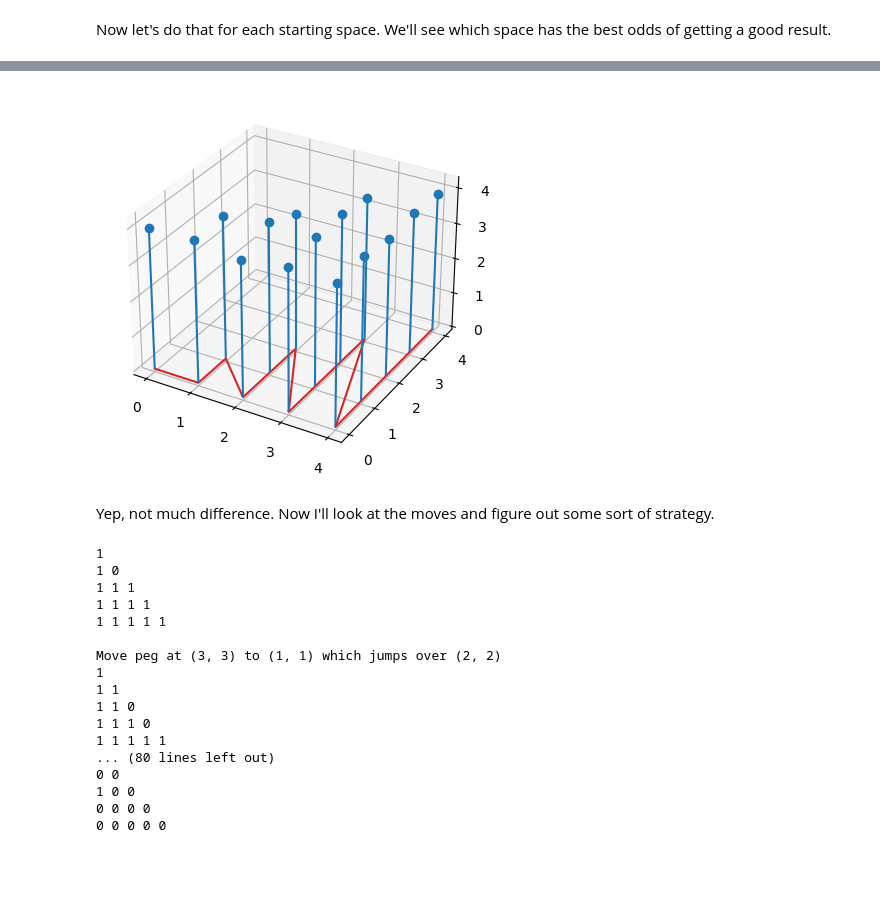
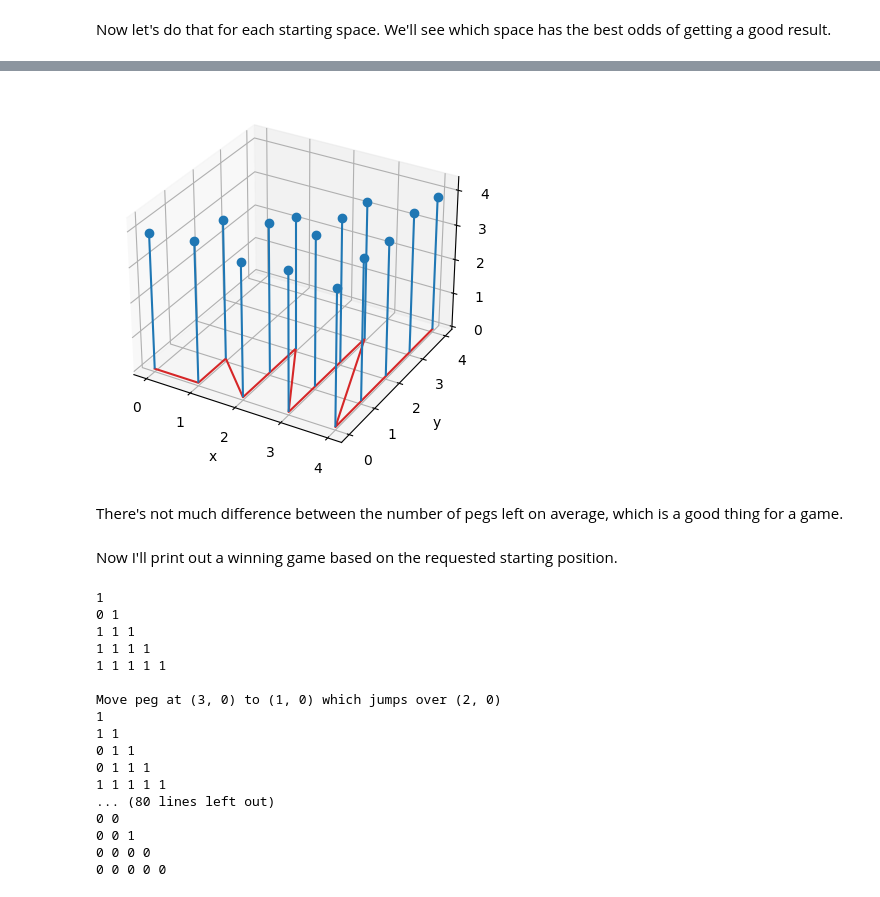
Before and after one commit to jakeb245/phys441, a Jupyter notebook: Assignments/final_project.ipynb, the cells around one changed output, grey strips where cells are left out. Drawn from its saved outputs; the diff is of its cells as text; code cells hidden in the pictures; blank space fills up the shorter version.

```diff
--- a/Assignments/final_project.ipynb
+++ b/Assignments/final_project.ipynb
@@ -319,23 +346,28 @@ It looks like there's not a lot of difference between the two, but going for the
 # %%
 x = []
 y= []
 avgs = []
 
 for p, avg in pegs.items():
     x.append(p[0])
     y.append(p[1])
     avgs.append(avg)
 
 fig, ax = plt.subplots(subplot_kw=dict(projection='3d'))
 ax.stem(x, y, avgs)
+ax.set_xlabel('x')
+ax.set_ylabel('y')
+ax.set_zlabel('Average number of pegs')  # Not working???
 
 plt.show()
 # %% [output]
-[figure, old version]
+[figure, new version]
 # %% [markdown]
-Yep, not much difference. Now I'll look at the moves and figure out some sort of strategy.
+There's not much difference between the number of pegs left on average, which is a good thing for a game.
+# %% [markdown]
+Now I'll print out a winning game based on the requested starting position.
 # %%
-start = (1,1)
+start = (1,0)  # TODO: Fix bug with (2,0) start point
 if len(winning_games) > 0:
     for game in winning_games:
         if game.start == start:
@@ -343,19 +375,19 @@ if len(winning_games) > 0:
             break
 # %% [output]
 1
-1 0
+0 1
 1 1 1
 1 1 1 1
 1 1 1 1 1
 
-Move peg at (3, 3) to (1, 1) which jumps over (2, 2)
+Move peg at (3, 0) to (1, 0) which jumps over (2, 0)
 1
 1 1
-1 1 0
-1 1 1 0
+0 1 1
+0 1 1 1
 1 1 1 1 1
 ... (80 lines left out)
 0 0
-1 0 0
+0 0 1
 0 0 0 0
 0 0 0 0 0
```
Also changed, not shown: parts of 8 cells of this notebook.
